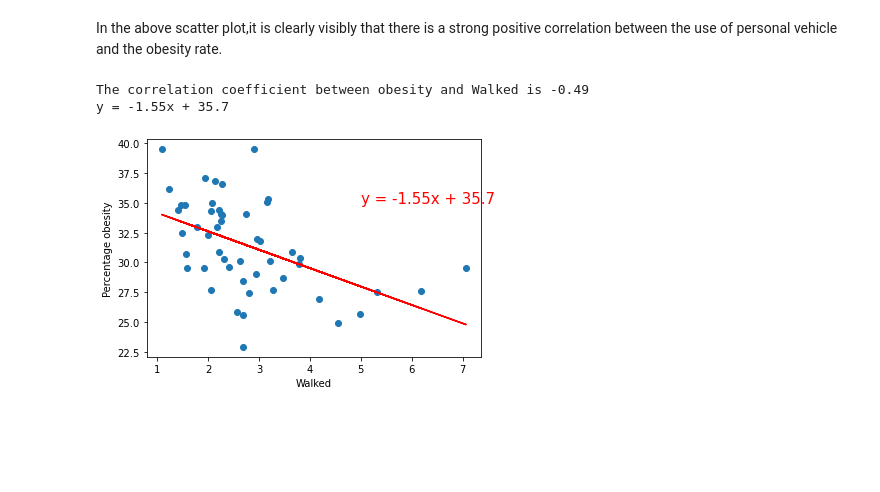
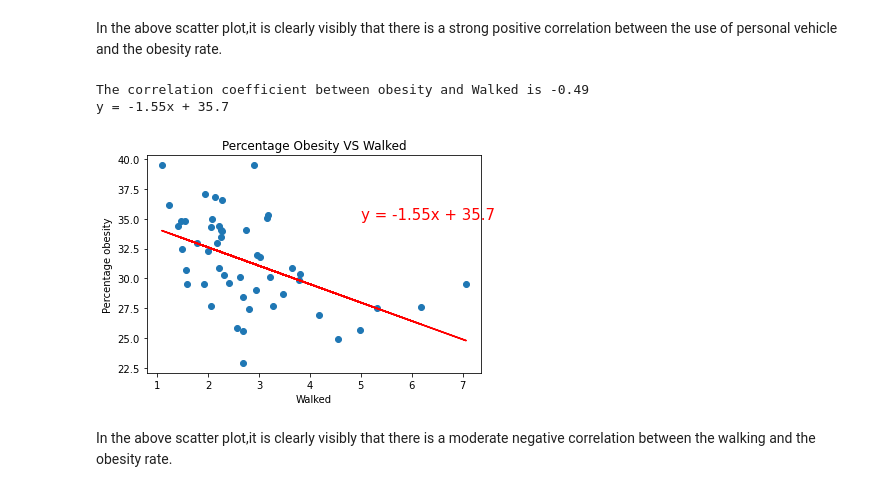
Before and after one commit to rajeshnair1984/Project_Obesity, a Jupyter notebook: TransportPy.ipynb, the cells around one changed output. Saved outputs shown, nothing was run; the diff lists cells and outputs as text; code cells hidden in the pictures; blank space fills up the shorter version.

```diff
--- a/TransportPy.ipynb
+++ b/TransportPy.ipynb
@@ -195,28 +193,31 @@ In the above scatter plot,it is clearly visibly that there is a strong positive
 # %%
 # Scatter Plot obesity VS walked
 x_values = clean_obesity_df["Walked"].str[:-1].astype(float)
 y_values = clean_obesity_df["Percentage Obesity"]
 plt.scatter(x_values,y_values)
 plt.xlabel('Walked')
 plt.ylabel('Percentage obesity')
 
 (slope, intercept, rvalue, pvalue, stderr) = linregress(x_values, y_values)
 
 # Calculate regression value
 regress_values = x_values * slope + intercept
 
 # Calculating Line equation
 line_eq = "y = " + str(round(slope,2)) + "x + " + str(round(intercept,2))
 
 # plotting regression line on scatter plot
 plt.plot(x_values,regress_values,"r-")
 plt.annotate(line_eq,(5,35),fontsize=15,color="red")
+plt.title("Percentage Obesity VS Walked")
 
 print(f"The correlation coefficient between obesity and Walked is {round(st.pearsonr(x_values,y_values)[0],2)}")
 plt.savefig("project_image/WalkedVSobesity_line.png")
 print(line_eq)
 plt.show()
 # %% [output]
 The correlation coefficient between obesity and Walked is -0.49
 y = -1.55x + 35.7
-[figure, old version]
+[figure, new version]
+# %% [markdown]
+In the above scatter plot,it is clearly visibly that there is a moderate negative correlation between the walking and the obesity rate.
```
Also changed, not shown: parts of 4 cells of this notebook, 2 other files.
